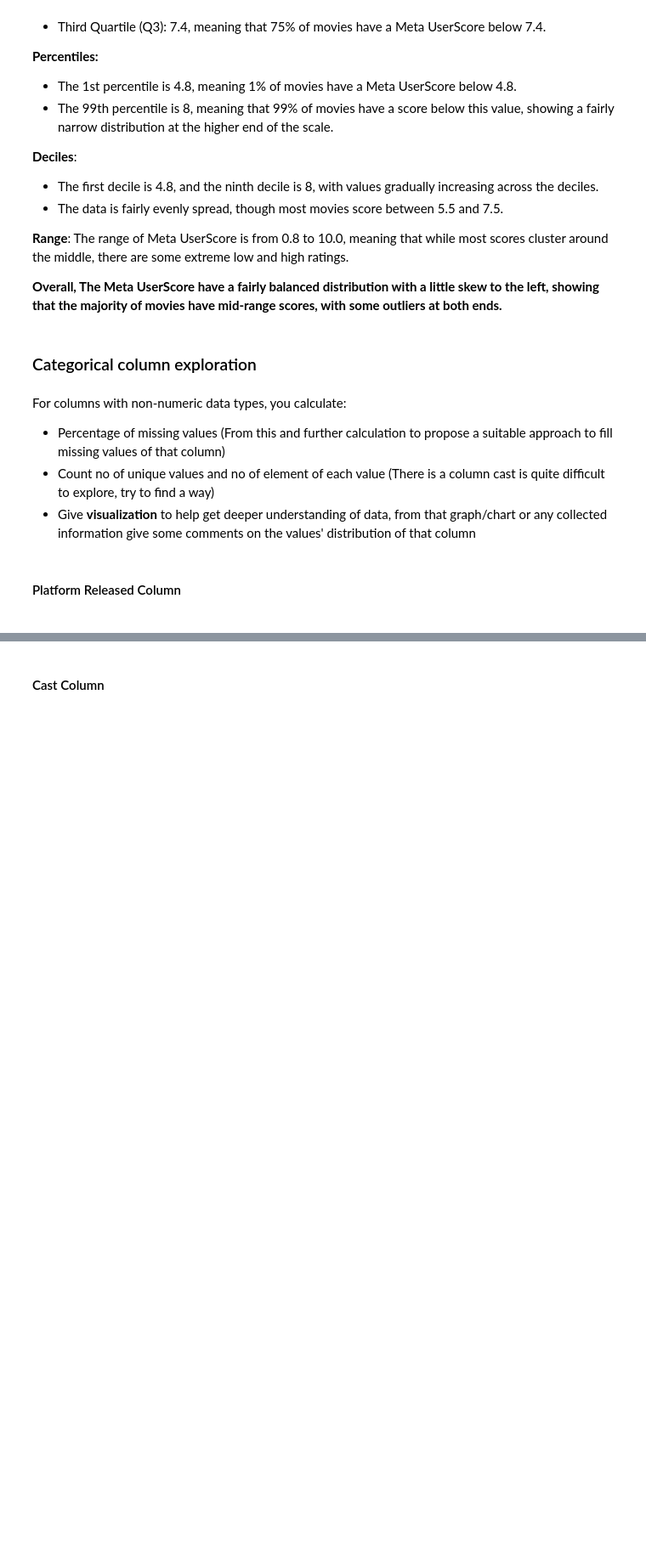
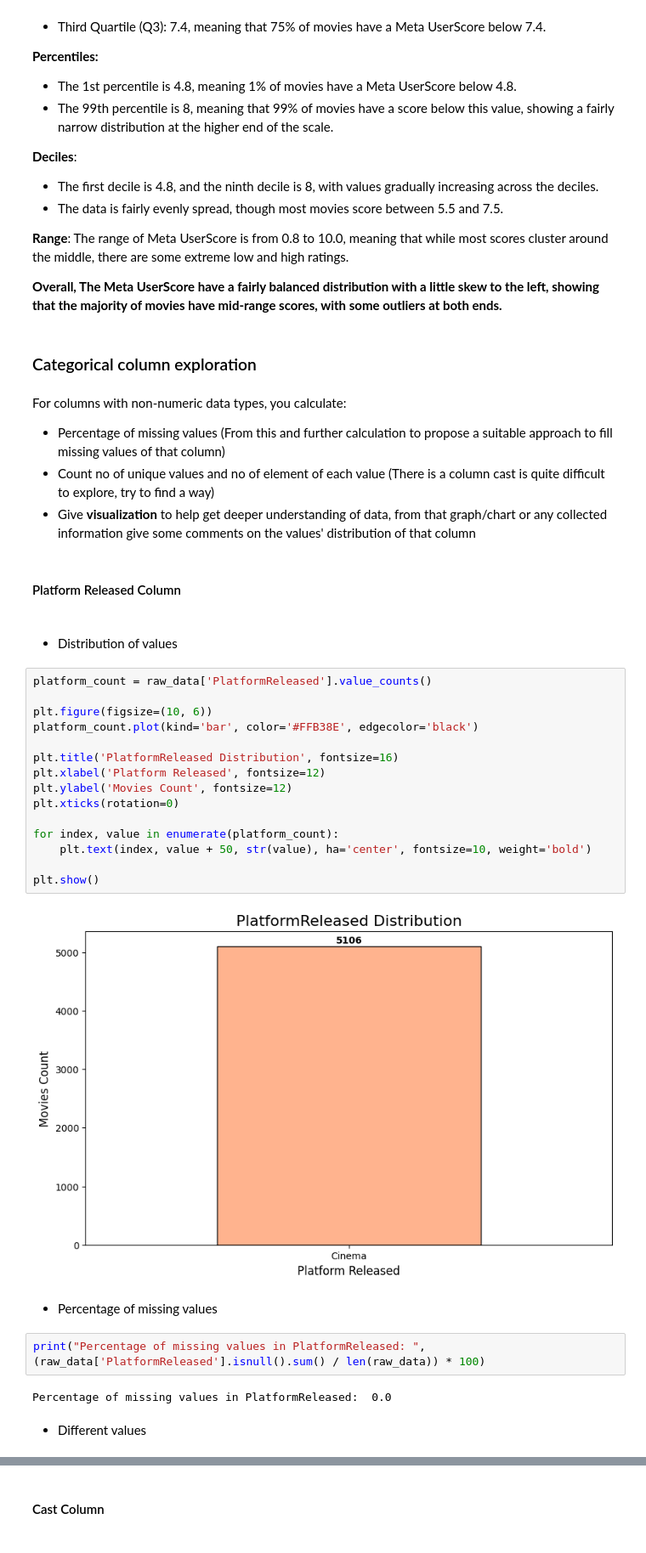
Before and after one commit to truongthuankiet1990gmailcom/Intro2DS---HCMUS---2024, a Jupyter notebook: 22127148_22127224_22127257_22127492.ipynb, the cells around one changed output, grey strips where cells are left out. Shown at 85% size. Cells and saved outputs as stored; diff of their text form; blank space fills up the shorter version.

```diff
--- a/22127148_22127224_22127257_22127492.ipynb
+++ b/22127148_22127224_22127257_22127492.ipynb
@@ -1016,3 +1026,30 @@ For columns with non-numeric data types, you calculate:
 -  Give **visualization** to help get deeper understanding of data, from that graph/chart or any collected information give some comments on the values' distribution of that column
 # %% [markdown]
 <h4>Platform Released Column<h4>
+# %% [markdown]
+- Distribution of values
+# %%
+platform_count = raw_data['PlatformReleased'].value_counts()
+
+plt.figure(figsize=(10, 6))
+platform_count.plot(kind='bar', color='#FFB38E', edgecolor='black')
+
+plt.title('PlatformReleased Distribution', fontsize=16)
+plt.xlabel('Platform Released', fontsize=12)
+plt.ylabel('Movies Count', fontsize=12)
+plt.xticks(rotation=0)
+
+for index, value in enumerate(platform_count):
+    plt.text(index, value + 50, str(value), ha='center', fontsize=10, weight='bold')
+
+plt.show()
+# %% [output]
+[figure, added]
+# %% [markdown]
+- Percentage of missing values
+# %%
+print("Percentage of missing values in PlatformReleased: ", (raw_data['PlatformReleased'].isnull().sum() / len(raw_data)) * 100)
+# %% [output]
+Percentage of missing values in PlatformReleased:  0.0
+# %% [markdown]
+- Different values
```
Also changed, not shown: parts of 31 cells of this notebook.
